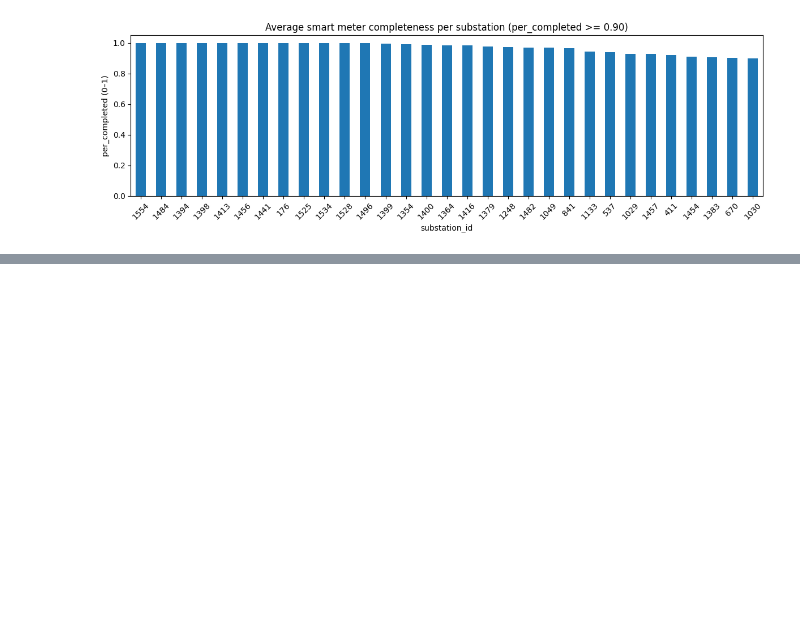
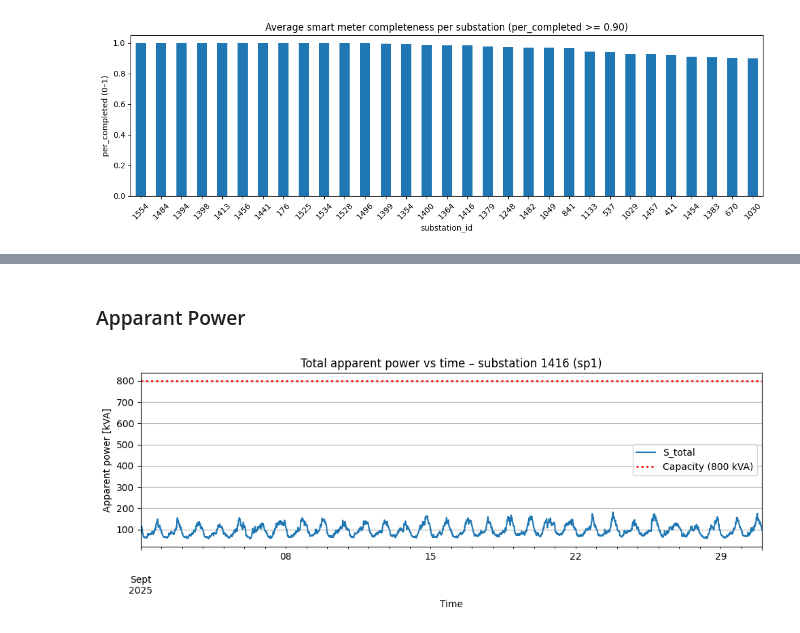
Before and after one commit to MindisBlank/Jasonaq_thesis, a Jupyter notebook: notebooks/SmartmeterLookup.ipynb, the cells around one changed output, grey strips where cells are left out. Drawn from its saved outputs; the diff is of its cells as text; code cells hidden in the pictures; blank space fills up the shorter version.

```diff
--- a/notebooks/SmartmeterLookup.ipynb
+++ b/notebooks/SmartmeterLookup.ipynb
@@ -239,0 +280,50 @@ Cutoff = 0.90: keeping 31 of 68 substations
+# %% [markdown]
+### Apparant Power
+# %%
+# COMMAND ----------
+import pandas as pd
+import matplotlib.pyplot as plt
+
+sub_id = 1416
+trafo_id = "sp1"
+
+date_from = "2025-09-01"
+date_to   = "2025-10-01"
+
+capacity_kVA = 800  # transformer capacity line
+
+# Rebuild df_one for THIS (substation, transformer)
+df_one = df_sm[(df_sm["substation_id"] == sub_id) & (df_sm["transformer"] == trafo_id)].copy()
+if df_one.empty:
+    raise ValueError(f"No data found for substation_id={sub_id}, transformer={trafo_id}")
+
+df_one = df_one.sort_values("ts").set_index("ts")
+
+# Apply chosen time window
+start_time = pd.to_datetime(date_from)
+end_time   = pd.to_datetime(date_to)
+
+df_one = df_one[(df_one.index >= start_time) & (df_one.index < end_time)]
+if df_one.empty:
+    raise ValueError(f"No data in the selected time window: {start_time} to {end_time}")
+
+# ---- Apparent power (total only) ----
+if "S_total" not in df_one.columns:
+    raise KeyError("Missing column in df_one: S_total")
+
+# Convert VA -> kVA
+S_total_kVA = df_one["S_total"] / 1e3
+
+# Plot
+ax = S_total_kVA.plot(figsize=(10, 4), label="S_total")
+ax.axhline(capacity_kVA, color="red", linestyle=":", linewidth=2, label=f"Capacity ({capacity_kVA} kVA)")
+
+plt.title(f"Total apparent power vs time – substation {sub_id} ({trafo_id})")
+plt.xlabel("Time")
+plt.ylabel("Apparent power [kVA]")
+plt.grid(True)
+plt.legend()
+plt.tight_layout()
+plt.show()
+# %% [output]
+[figure, added]
```
Also changed, not shown: parts of 5 cells of this notebook, 4 other files.
